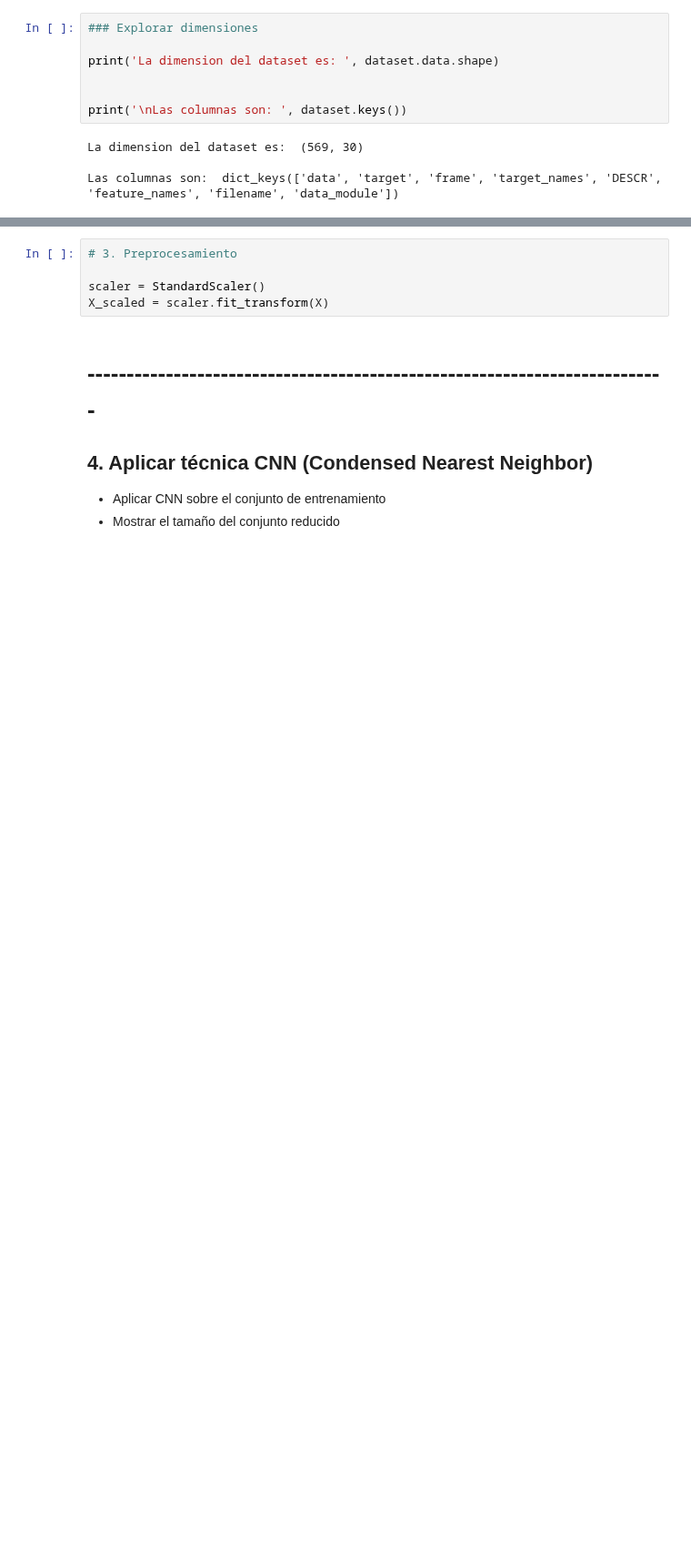
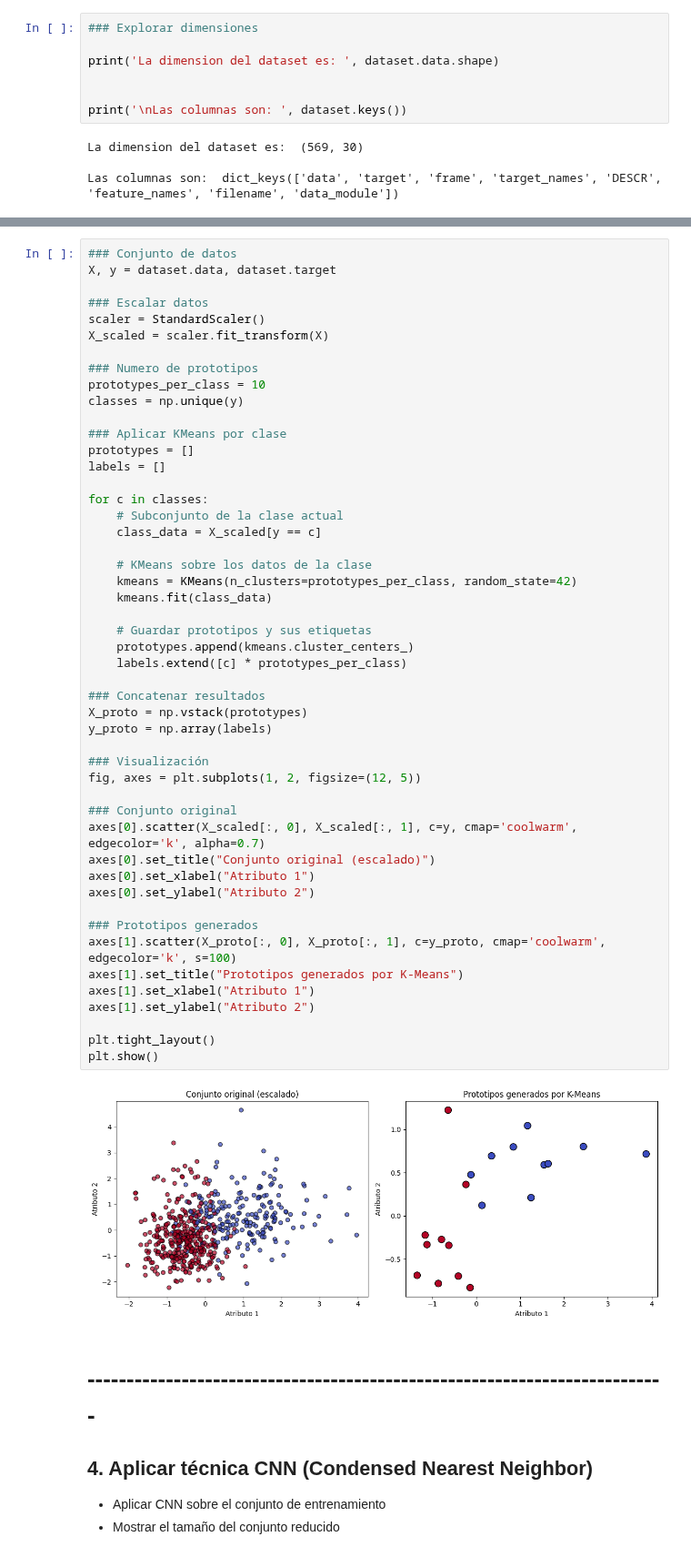
Before and after one commit to LailaBulh/Programacion---Claas-Files, a Jupyter notebook: Practica28_263166_ReduccionNumerosidad.ipynb, the cells around one changed output, grey strips where cells are left out. Shown at 91% size. Cells and saved outputs as stored; diff of their text form; blank space fills up the shorter version.

```diff
--- a/Practica28_263166_ReduccionNumerosidad.ipynb
+++ b/Practica28_263166_ReduccionNumerosidad.ipynb
@@ -91,8 +93,54 @@ from sklearn.preprocessing import StandardScaler
-# %%
-# 3. Preprocesamiento
-
-scaler = StandardScaler()
-X_scaled = scaler.fit_transform(X)
+# %%
+### Conjunto de datos
+X, y = dataset.data, dataset.target
+
+### Escalar datos
+scaler = StandardScaler()
+X_scaled = scaler.fit_transform(X)
+
+### Numero de prototipos
+prototypes_per_class = 10
+classes = np.unique(y)
+
+### Aplicar KMeans por clase
+prototypes = []
+labels = []
+
+for c in classes:
+    # Subconjunto de la clase actual
+    class_data = X_scaled[y == c]
+
+    # KMeans sobre los datos de la clase
+    kmeans = KMeans(n_clusters=prototypes_per_class, random_state=42)
+    kmeans.fit(class_data)
+
+    # Guardar prototipos y sus etiquetas
+    prototypes.append(kmeans.cluster_centers_)
+    labels.extend([c] * prototypes_per_class)
+
+### Concatenar resultados
+X_proto = np.vstack(prototypes)
+y_proto = np.array(labels)
+
+### Visualización
+fig, axes = plt.subplots(1, 2, figsize=(12, 5))
+
+### Conjunto original
+axes[0].scatter(X_scaled[:, 0], X_scaled[:, 1], c=y, cmap='coolwarm', edgecolor='k', alpha=0.7)
+axes[0].set_title("Conjunto original (escalado)")
+axes[0].set_xlabel("Atributo 1")
+axes[0].set_ylabel("Atributo 2")
+
+### Prototipos generados
+axes[1].scatter(X_proto[:, 0], X_proto[:, 1], c=y_proto, cmap='coolwarm', edgecolor='k', s=100)
+axes[1].set_title("Prototipos generados por K-Means")
+axes[1].set_xlabel("Atributo 1")
+axes[1].set_ylabel("Atributo 2")
+
+plt.tight_layout()
+plt.show()
+# %% [output]
+[figure, added]
 # %% [markdown]
 # --------------------------------------------------------------------------
 
```
Also changed, not shown: parts of 5 cells of this notebook.
